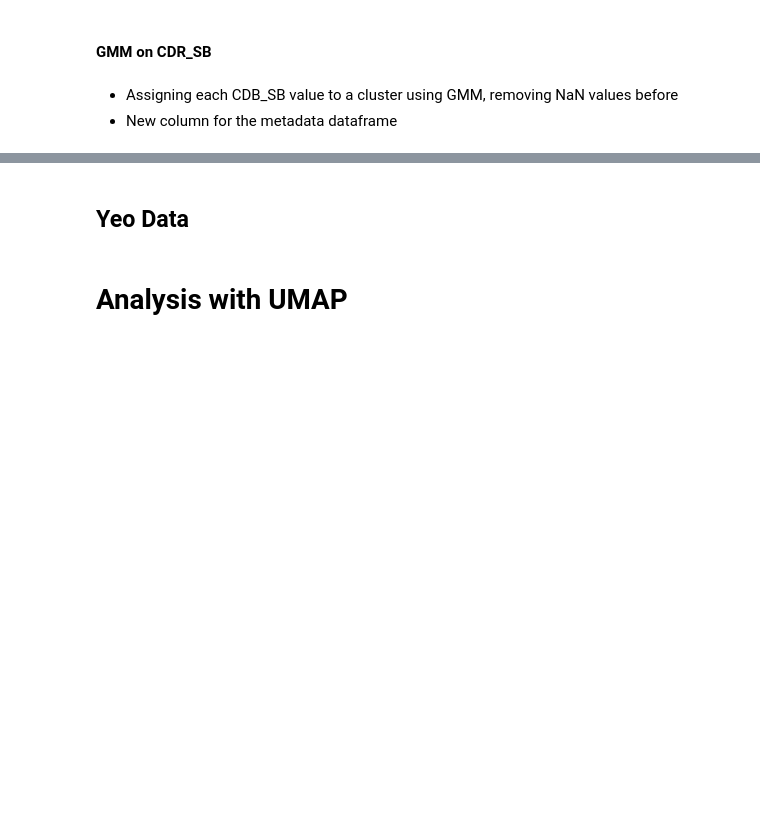
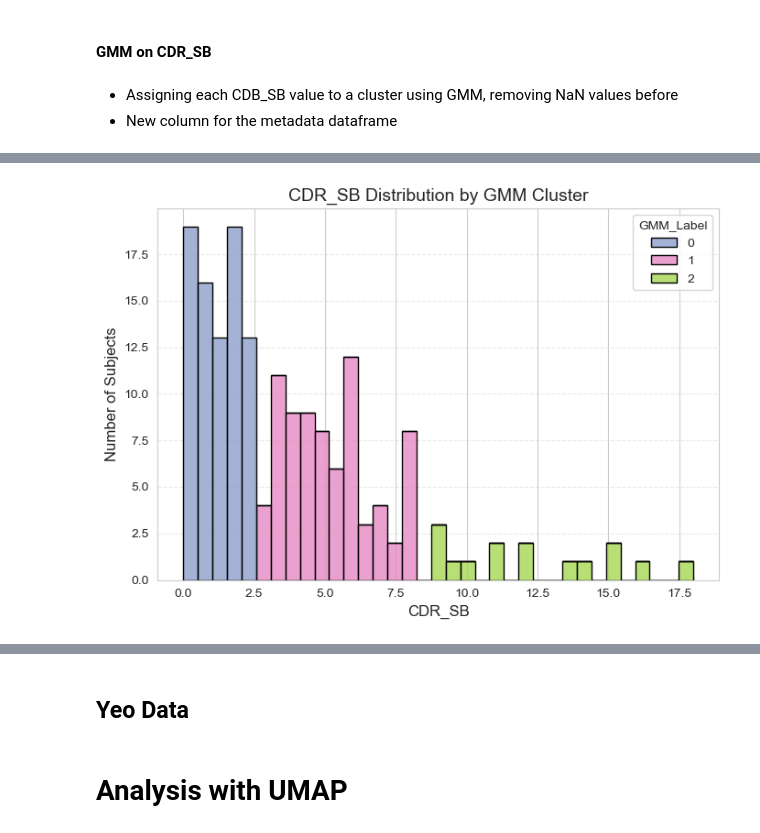
Before and after one commit to EmmaTosato/ANM_Verona, a Jupyter notebook: notebooks/atrophyNetworkMapping.ipynb, the cells around one changed output, grey strips where cells are left out. Drawn from its saved outputs; the diff is of its cells as text; code cells hidden in the pictures; blank space fills up the shorter version.

```diff
--- a/notebooks/atrophyNetworkMapping.ipynb
+++ b/notebooks/atrophyNetworkMapping.ipynb
@@ -273,21 +390,26 @@ print(df_meta['GMM_Label'].value_counts().sort_index())
 # %%
 plt.figure(figsize=(7, 5))
+
+set_2 = sns.color_palette("Set2")[2:]
+
 sns.histplot(
     data=df_meta.dropna(subset=['CDR_SB', 'GMM_Label']),
     x='CDR_SB',
     hue='GMM_Label',
-    palette='Set2',
+    palette=set_2,
     multiple='stack',   # oppure 'dodge' per barre affiancate
     bins=35,
     edgecolor='black',
     alpha=0.8
 )
 
 plt.xlabel("CDR_SB", fontsize=12)
 plt.ylabel("Number of Subjects", fontsize=12)
 plt.title("CDR_SB Distribution by GMM Cluster", fontsize=14)
 plt.grid(axis='y', linestyle='--', alpha=0.4)
 plt.tight_layout()
 plt.show()
+# %% [output]
+[figure, added]
 # %%
 aic, bic = evaluate_gmm(x_gmm, K_range=range(2, 9), save_path= None, prefix="cdr_sb", plot_flag=True)
```
Also changed, not shown: parts of 29 cells of this notebook, 5 other files.
